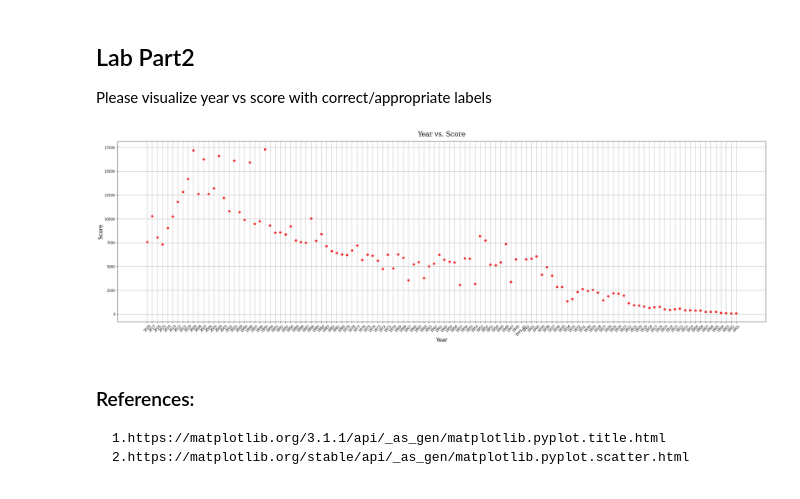
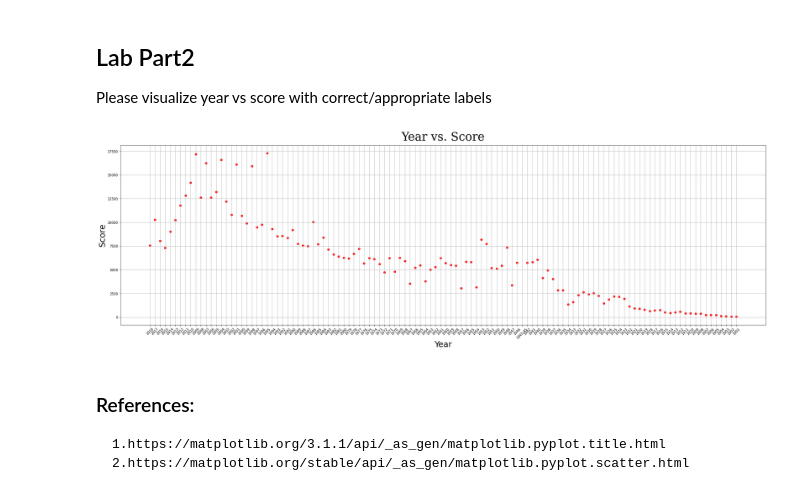
Before and after one commit to daksh-intwala/DATA_601, a Jupyter notebook: week02/lab/lab2.ipynb, the cells around one changed output. Saved outputs shown, nothing was run; the diff lists cells and outputs as text; code cells hidden in the pictures.

```diff
--- a/week02/lab/lab2.ipynb
+++ b/week02/lab/lab2.ipynb
@@ -101,18 +103,18 @@ score = bowling_data['total']
 # %%
 plot_1= plt.figure(figsize=(35,10))
 
 plt.scatter(year, score, alpha=1, color='red')
 
-font2= {'size':20, 'family':'serif'}
-font3={'size':16}
+font2= {'size':35, 'family':'serif'}
+font3={'size':25}
 plt.xlabel('Year', fontdict=font3)
 plt.xticks(rotation=45)
 plt.ylabel('Score', fontdict=font3)
 plt.title('Year vs. Score',pad=15, fontdict=font2)
 plt.grid()
 plt.draw()
 # %% [output]
-[figure, old version]
+[figure, new version]
 # %% [markdown]
 ### References:
 
```
Also changed, not shown: parts of 2 cells of this notebook.
